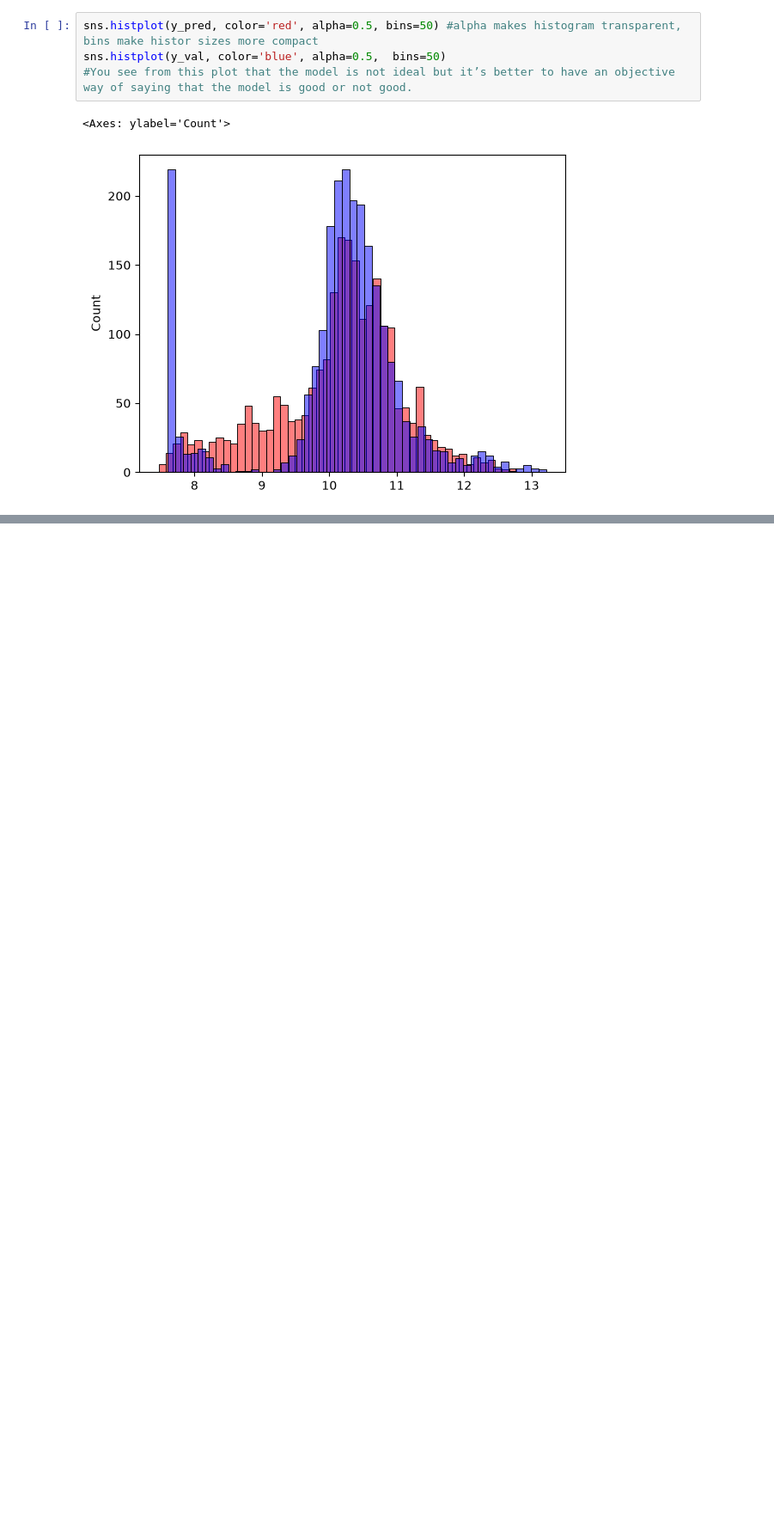
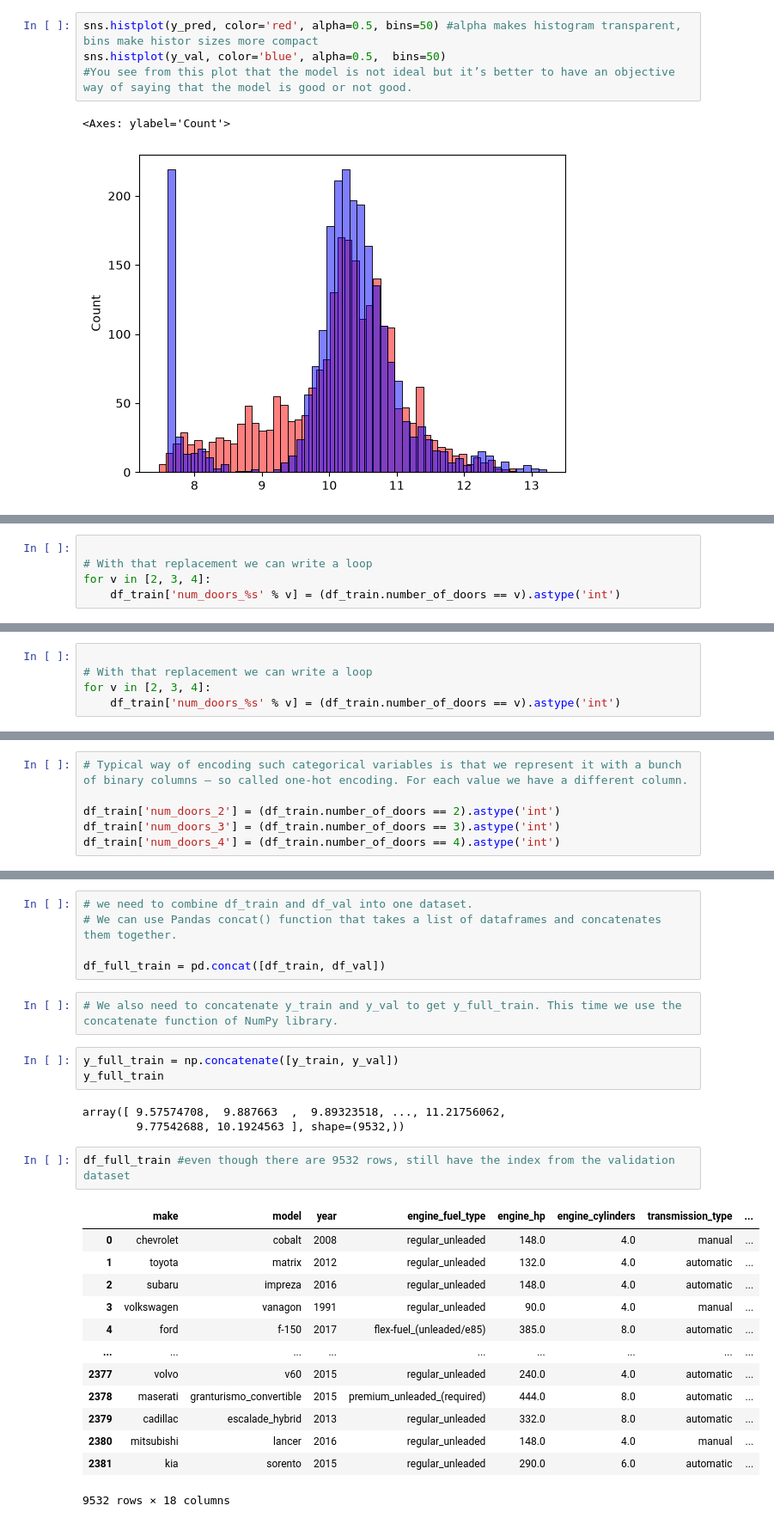
Before and after one commit to vincentainatech/machine-learning-zoomcamp-homework, a Jupyter notebook: 02-Regression/car-price-prediction.ipynb, the cells around one changed output, grey strips where cells are left out. Shown at 86% size. Drawn from its saved outputs; the diff is of its cells as text; blank space fills up the shorter version.

Commit message:
using the car prediction model

```diff
--- a/02-Regression/car-price-prediction.ipynb
+++ b/02-Regression/car-price-prediction.ipynb
@@ -1140,0 +1211,5 @@ sns.histplot(y_val, color='blue', alpha=0.5,  bins=50)
+# %%
+
+# With that replacement we can write a loop
+for v in [2, 3, 4]:
+    df_train['num_doors_%s' % v] = (df_train.number_of_doors == v).astype('int')
@@ -1140,0 +1250,5 @@ sns.histplot(y_val, color='blue', alpha=0.5,  bins=50)
+# %%
+
+# With that replacement we can write a loop
+for v in [2, 3, 4]:
+    df_train['num_doors_%s' % v] = (df_train.number_of_doors == v).astype('int')
@@ -1140,0 +1271,6 @@ sns.histplot(y_val, color='blue', alpha=0.5,  bins=50)
+# %%
+# Typical way of encoding such categorical variables is that we represent it with a bunch of binary columns – so called one-hot encoding. For each value we have a different column.
+
+df_train['num_doors_2'] = (df_train.number_of_doors == 2).astype('int')
+df_train['num_doors_3'] = (df_train.number_of_doors == 3).astype('int')
+df_train['num_doors_4'] = (df_train.number_of_doors == 4).astype('int')
@@ -1140,0 +1606,29 @@ sns.histplot(y_val, color='blue', alpha=0.5,  bins=50)
+# %%
+# we need to combine df_train and df_val into one dataset.
+# We can use Pandas concat() function that takes a list of dataframes and concatenates them together.
+
+df_full_train = pd.concat([df_train, df_val])
+# %%
+# We also need to concatenate y_train and y_val to get y_full_train. This time we use the concatenate function of NumPy library.
+# %%
+y_full_train = np.concatenate([y_train, y_val])
+y_full_train
+# %% [output]
+array([ 9.57574708,  9.887663  ,  9.89323518, ..., 11.21756062,
+        9.77542688, 10.1924563 ], shape=(9532,))
+# %%
+df_full_train #even though there are 9532 rows, still have the index from the validation dataset
+# %% [output]
+|  | make | model | year | engine_fuel_type | engine_hp | engine_cylinders | transmission_type | ... |
+| 0 | chevrolet | cobalt | 2008 | regular_unleaded | 148.0 | 4.0 | manual | ... |
+| 1 | toyota | matrix | 2012 | regular_unleaded | 132.0 | 4.0 | automatic | ... |
+| 2 | subaru | impreza | 2016 | regular_unleaded | 148.0 | 4.0 | automatic | ... |
+| 3 | volkswagen | vanagon | 1991 | regular_unleaded | 90.0 | 4.0 | manual | ... |
+| 4 | ford | f-150 | 2017 | flex-fuel_(unleaded/e85) | 385.0 | 8.0 | automatic | ... |
+| ... | ... | ... | ... | ... | ... | ... | ... | ... |
+| 2377 | volvo | v60 | 2015 | regular_unleaded | 240.0 | 4.0 | automatic | ... |
+| 2378 | maserati | granturismo_convertible | 2015 | premium_unleaded_(required) | 444.0 | 8.0 | automatic | ... |
+| 2379 | cadillac | escalade_hybrid | 2013 | regular_unleaded | 332.0 | 8.0 | automatic | ... |
+| 2380 | mitsubishi | lancer | 2016 | regular_unleaded | 148.0 | 4.0 | manual | ... |
+| 2381 | kia | sorento | 2015 | regular_unleaded | 290.0 | 6.0 | automatic | ... |
+9532 rows × 18 columns
```
Also changed, not shown: parts of 55 cells of this notebook.
